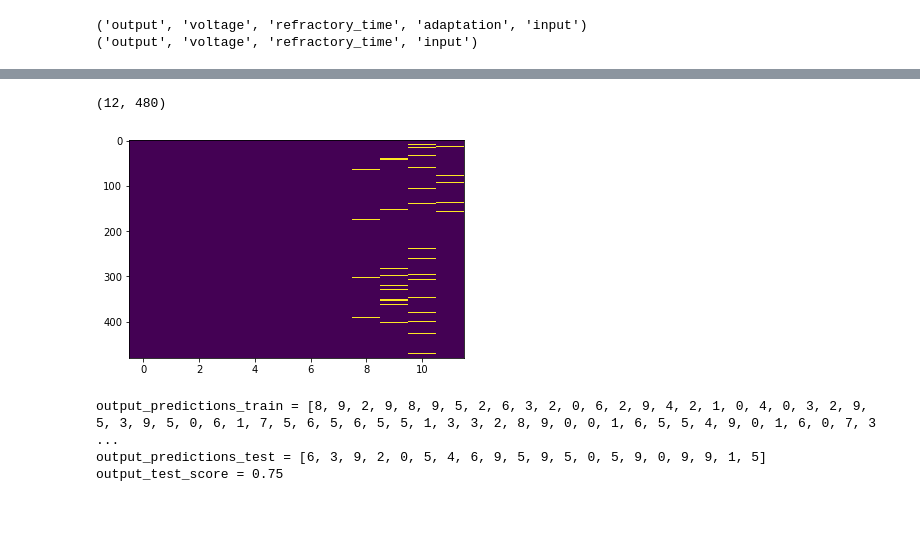
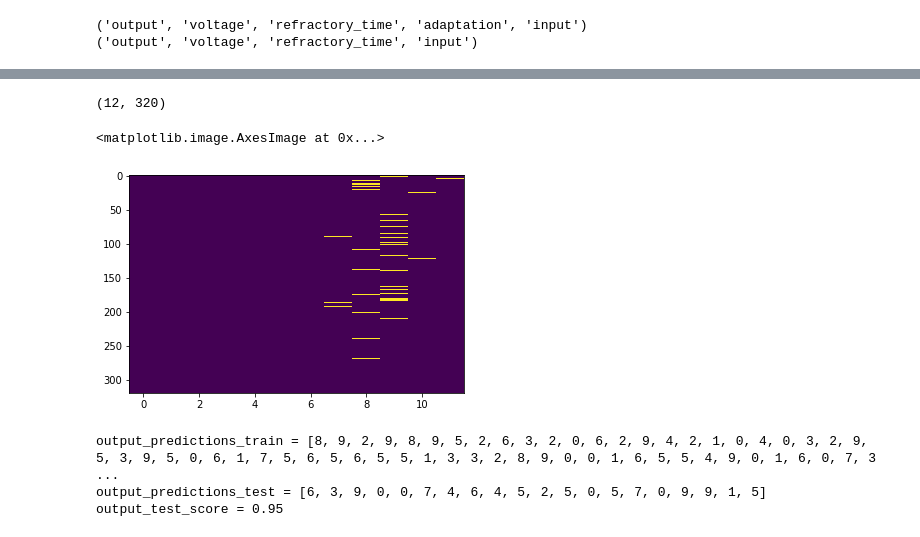
Before and after one commit to iraikov/nengo_maze_env, a Jupyter notebook: notebooks/PRF digits.ipynb, the cells around one changed output, grey strips where cells are left out. Drawn from its saved outputs; the diff is of its cells as text; code cells hidden in the pictures.

Commit message:
added dimensionality reduction to digits task

```diff
--- a/notebooks/PRF digits.ipynb
+++ b/notebooks/PRF digits.ipynb
@@ -64,3 +65,10 @@ normed_train_image_array -= np.max(normed_train_image_array) / 2.0
 normed_test_image_array -= np.max(normed_test_image_array) / 2.0
 
 input_data = np.concatenate((normed_train_image_array, normed_test_image_array), axis=0)
+
+reduced_dim = 24
+pca = PCA(n_components=reduced_dim)
+input_pca_reduced = pca.fit_transform(input_data.reshape((-1,n_x*n_y)))
+
+plt.imshow(input_pca_reduced.T, aspect='auto', interpolation='nearest');
+plt.colorbar();
@@ -69,10 +79,10 @@ input_dim = n_x * n_y
 image_shape = (1, n_x, n_y)
 
 n_neurons_per_dim = 30
-n_ensembles = input_dim
+n_ensembles = reduced_dim
 
-n_outputs=480
-n_exc=input_dim*n_neurons_per_dim
+n_outputs=320
+n_exc=reduced_dim*n_neurons_per_dim
 n_inh=100
 
 t_train = (train_size+1)*(presentation_time + pause_time)
@@ -123,7 +133,7 @@ params = {'w_initial_E':  0.1,
           'w_II': -0.001,
           'p_E_srf': 0.1,
           'p_I_srf': 0.3,
-          'p_EE': 0.05,
+          'p_EE': 0.08,
           'p_EI': 0.2,
           'p_EI_Ext': 0.1,
           'p_II_srf': 0.25,
@@ -147,12 +157,12 @@ sample_weights_every=5.0
 # %%
 with nengo.Network(label="Digits") as model:
 
-    input_process = PresentInputWithPause(input_data, presentation_time, pause_time)
-    input_node = nengo.Node(output=input_process, size_out=input_dim)
+    input_process = PresentInputWithPause(input_pca_reduced, presentation_time, pause_time)
+    input_node = nengo.Node(output=input_process, size_out=reduced_dim)
 
     input_ensemble = nengo.networks.EnsembleArray(
         n_neurons=n_neurons_per_dim,
-        n_ensembles=input_dim,
+        n_ensembles=n_ensembles,
         ens_dimensions=1,
         neuron_type=nengo.LIFRate(tau_rc=0.03, tau_ref=0.001),
         intercepts= nengo.dists.Exponential(0.1, shift=0.01, high=1.0),
@@ -163,11 +173,11 @@ with nengo.Network(label="Digits") as model:
         input_node, input_ensemble.input
     )
 
-    display_func = image_display_function(image_shape,preprocess=lambda x: preprocess_display(x*Ln))
-    output_display_node = nengo.Node(display_func, size_in=input_dim)
-    input_display_node = nengo.Node(display_func, size_in=input_dim)
-    nengo.Connection(input_node, input_display_node, synapse=0.01)
-    nengo.Connection(input_ensemble.output, output_display_node, synapse=0.01)
+    #display_func = image_display_function(image_shape,preprocess=lambda x: preprocess_display(x*Ln))
+    #output_display_node = nengo.Node(display_func, size_in=input_dim)
+    #input_display_node = nengo.Node(display_func, size_in=input_dim)
+    #nengo.Connection(input_node, input_display_node, synapse=0.01)
+    #nengo.Connection(input_ensemble.output, output_display_node, synapse=0.01)
 
     learning_rate_E = params.get('learning_rate_E', 1e-3)
     learning_rate_EE = params.get('learning_rate_EE', 1e-3)
@@ -178,7 +188,7 @@ with nengo.Network(label="Digits") as model:
 
     srf_network = PRF(exc_input = input_ensemble.output,
 
-                      dimensions = input_dim,
+                      dimensions = reduced_dim,
 
                       connect_exc_inh_input = True,
                       connect_out_out = True if ('w_initial_EE' in params) and (params['w_initial_EE'] is not None) else False,
@@ -391,28 +391,25 @@ plt.show()
 # %%
 output_spikes_train = [x[n_steps_skip:n_steps_present]*dt
                        for x in np.split(srf_output_spikes_train[1*n_steps_frame:,:], (n_steps_train - 1*n_steps_frame)//n_steps_frame)]
 output_spikes_test = [x[n_steps_skip:n_steps_present]*dt
                       for x in np.split(srf_output_spikes_test, n_steps_test/n_steps_frame)]
 
 output_rates_train = np.split(srf_output_rates_train[1*n_steps_frame:,:],
                                   (n_steps_train - 1*n_steps_frame)//n_steps_frame)
 output_rates_test = np.split(srf_output_rates_test, n_steps_test/n_steps_frame)
 
 
 output_labels_train = train_labels[1:]
 output_labels_test = test_labels
 
-print(output_spikes_train[1].shape)
+print(output_spikes_train[0].shape)
 plt.imshow(output_spikes_test[1].T, aspect='auto', interpolation='nearest')
-
-
-output_rates_train_array = np.swapaxes(np.stack(output_spikes_train,axis=0), 1, 2)
-output_rates_test_array = np.swapaxes(np.stack(output_spikes_test,axis=0), 1, 2)
 # %% [output]
-(12, 480)
+(12, 320)
+<matplotlib.image.AxesImage at 0x...>
-[figure, old version]
+[figure, new version]
 # %%
-ngram_n = 2
+ngram_n = 3
 ngram_decoder = fit_ngram_decoder(output_spikes_train, output_labels_train, n_labels, ngram_n, {}, dropout=None)
 output_predictions_train = predict_ngram(output_spikes_train, ngram_decoder, n_labels, ngram_n)
 output_predictions_test = predict_ngram(output_spikes_test, ngram_decoder, n_labels, ngram_n)
@@ -423,7 +420,7 @@ print(f'output_predictions_train = {output_predictions_train} output_train_score
 print(f'output_predictions_test = {output_predictions_test} output_test_score = {output_test_score}')
 # %% [output]
 output_predictions_train = [8, 9, 2, 9, 8, 9, 5, 2, 6, 3, 2, 0, 6, 2, 9, 4, 2, 1, 0, 4, 0, 3, 2, 9, 5, 3, 9, 5, 0, 6, 1, 7, 5, 6, 5, 6, 5, 5, 1, 3, 3, 2, 8, 9, 0, 0, 1, 6, 5, 5, 4, 9, 0, 1, 6, 0, 7, 3 ...
-output_predictions_test = [6, 3, 9, 2, 0, 5, 4, 6, 9, 5, 9, 5, 0, 5, 9, 0, 9, 9, 1, 5] output_test_score = 0.75
+output_predictions_test = [6, 3, 9, 0, 0, 7, 4, 6, 4, 5, 2, 5, 0, 5, 7, 0, 9, 9, 1, 5] output_test_score = 0.95
 # %%
 plt.figure(figsize=(15,8))
 plt.plot(np.sort(srf_rec_weights[0][240]))
```
Also changed, not shown: parts of 15 cells of this notebook, 3 other files.
